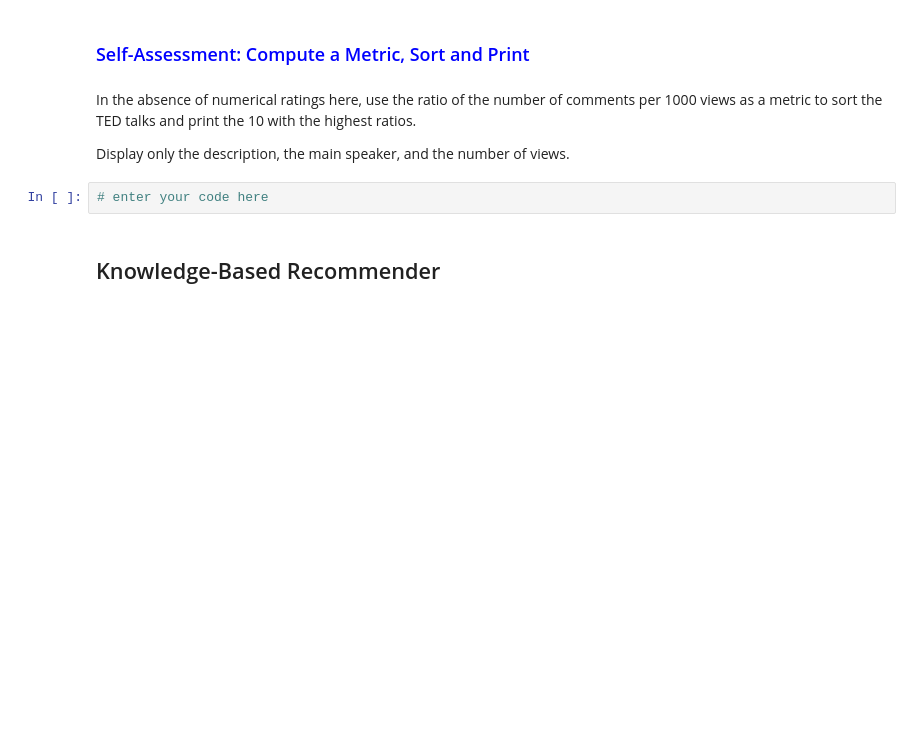
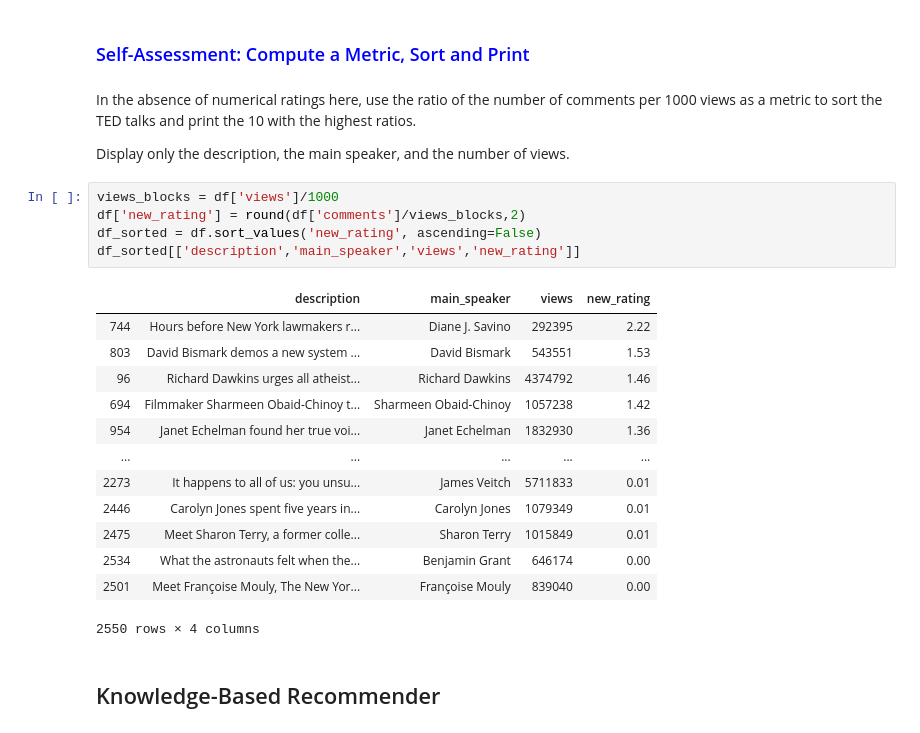
Before and after one commit to seanwhyland/DS775, a Jupyter notebook: lesson_10/Lesson 10 Presentation - ResSys 1/Lesson_10.ipynb, the cells around one changed output. Saved outputs shown, nothing was run; the diff lists cells and outputs as text; blank space fills up the shorter version.

```diff
--- a/lesson_10/Lesson 10 Presentation - ResSys 1/Lesson_10.ipynb
+++ b/lesson_10/Lesson 10 Presentation - ResSys 1/Lesson_10.ipynb
@@ -40,8 +80,25 @@ Also inspect the number of talks that made the cut.
 In the absence of numerical ratings here, use the ratio of the number of comments per 1000 views as a metric to sort the TED talks and print the 10 with the highest ratios.
 
 Display only the description, the main speaker, and the number of views.
-# %%
-# enter your code here
+# %%
+views_blocks = df['views']/1000
+df['new_rating'] = round(df['comments']/views_blocks,2)
+df_sorted = df.sort_values('new_rating', ascending=False)
+df_sorted[['description','main_speaker','views','new_rating']]
+# %% [output]
+|  | description | main_speaker | views | new_rating |
+| 744 | Hours before New York lawmakers r... | Diane J. Savino | 292395 | 2.22 |
+| 803 | David Bismark demos a new system ... | David Bismark | 543551 | 1.53 |
+| 96 | Richard Dawkins urges all atheist... | Richard Dawkins | 4374792 | 1.46 |
+| 694 | Filmmaker Sharmeen Obaid-Chinoy t... | Sharmeen Obaid-Chinoy | 1057238 | 1.42 |
+| 954 | Janet Echelman found her true voi... | Janet Echelman | 1832930 | 1.36 |
+| ... | ... | ... | ... | ... |
+| 2273 | It happens to all of us: you unsu... | James Veitch | 5711833 | 0.01 |
+| 2446 | Carolyn Jones spent five years in... | Carolyn Jones | 1079349 | 0.01 |
+| 2475 | Meet Sharon Terry, a former colle... | Sharon Terry | 1015849 | 0.01 |
+| 2534 | What the astronauts felt when the... | Benjamin Grant | 646174 | 0.00 |
+| 2501 | Meet Françoise Mouly, The New Yor... | Françoise Mouly | 839040 | 0.00 |
+2550 rows × 4 columns
 # %% [markdown]
 ## Knowledge-Based Recommender
 # %% [markdown]
```
Also changed, not shown: parts of 21 cells of this notebook, 4 other files.
